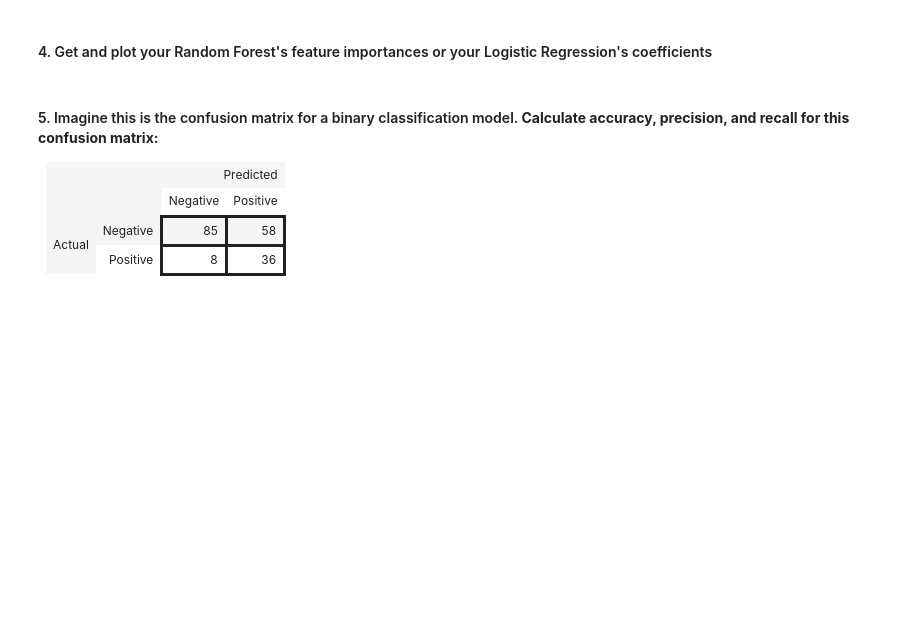
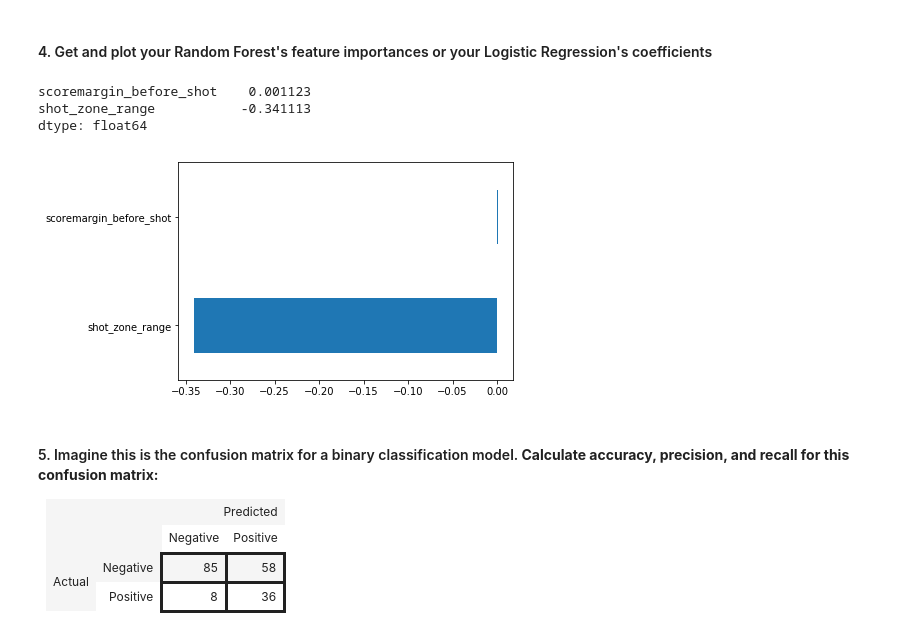
Before and after one commit to bloominstituteoftechnology/DS-Unit-2-Tree-Ensembles, a Jupyter notebook: DS_Sprint_Challenge_7_Classification_1.ipynb, the cells around one changed output. Saved outputs shown, nothing was run; the diff lists cells and outputs as text; code cells hidden in the pictures; blank space fills up the shorter version.

Commit message:
Get and plot coefficients for logistic regression model.

```diff
--- a/DS_Sprint_Challenge_7_Classification_1.ipynb
+++ b/DS_Sprint_Challenge_7_Classification_1.ipynb
@@ -283,6 +285,20 @@ accuracy_score(y_val, y_val_pred)
 (One time, at the end.)
 # %% [markdown]
 #### 4. Get and plot your Random Forest's feature importances or your Logistic Regression's coefficients
+# %%
+# Get and print logistic regression coefficients.
+print(pd.Series(lr_model.coef_[0], features))
+# %% [output]
+scoremargin_before_shot    0.001123
+shot_zone_range           -0.341113
+dtype: float64
+# %%
+# Plot logistic regression coefficients.
+%matplotlib inline
+coefs = pd.Series(lr_model.coef_[0], X_train_encoded.columns)
+coefs.sort_values().plot.barh();
+# %% [output]
+[figure, added]
 # %% [markdown]
 #### 5. Imagine this is the confusion matrix for a binary classification model. **Calculate accuracy, precision, and recall for this confusion matrix:**
 
```
Also changed, not shown: parts of 2 cells of this notebook.
